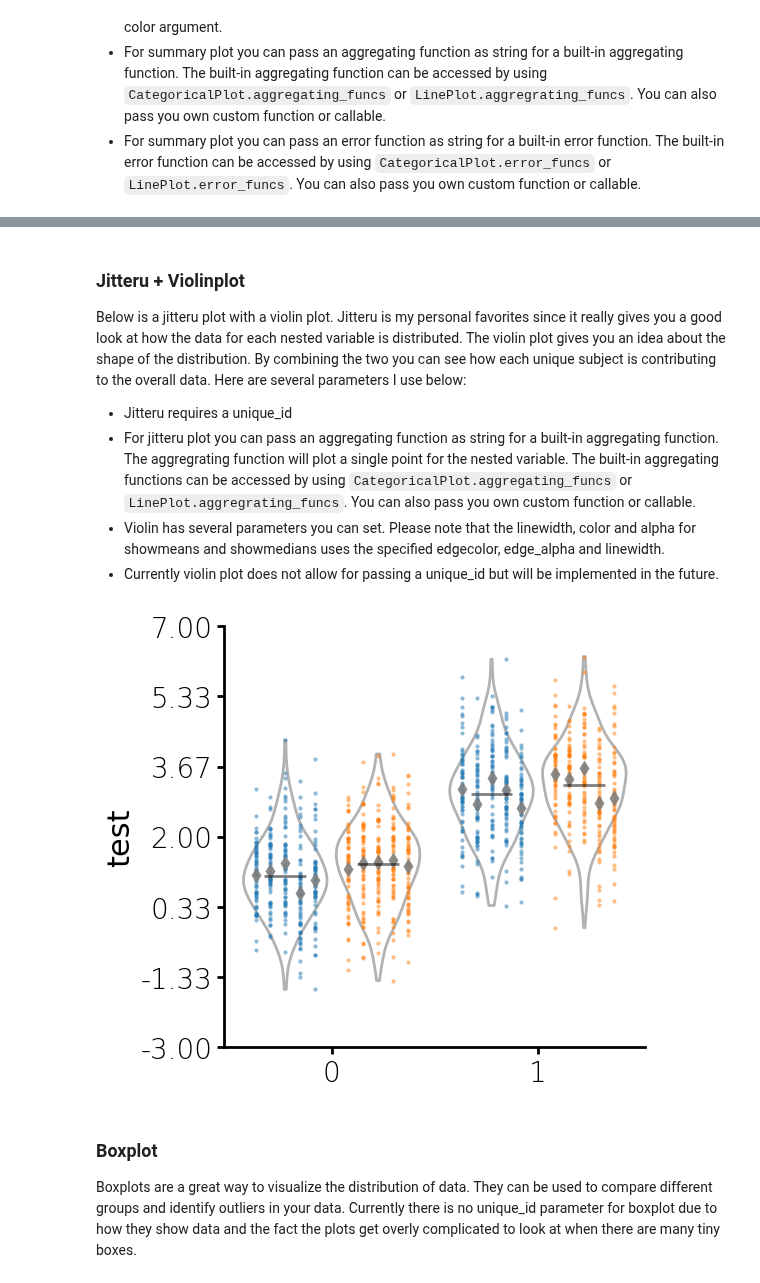
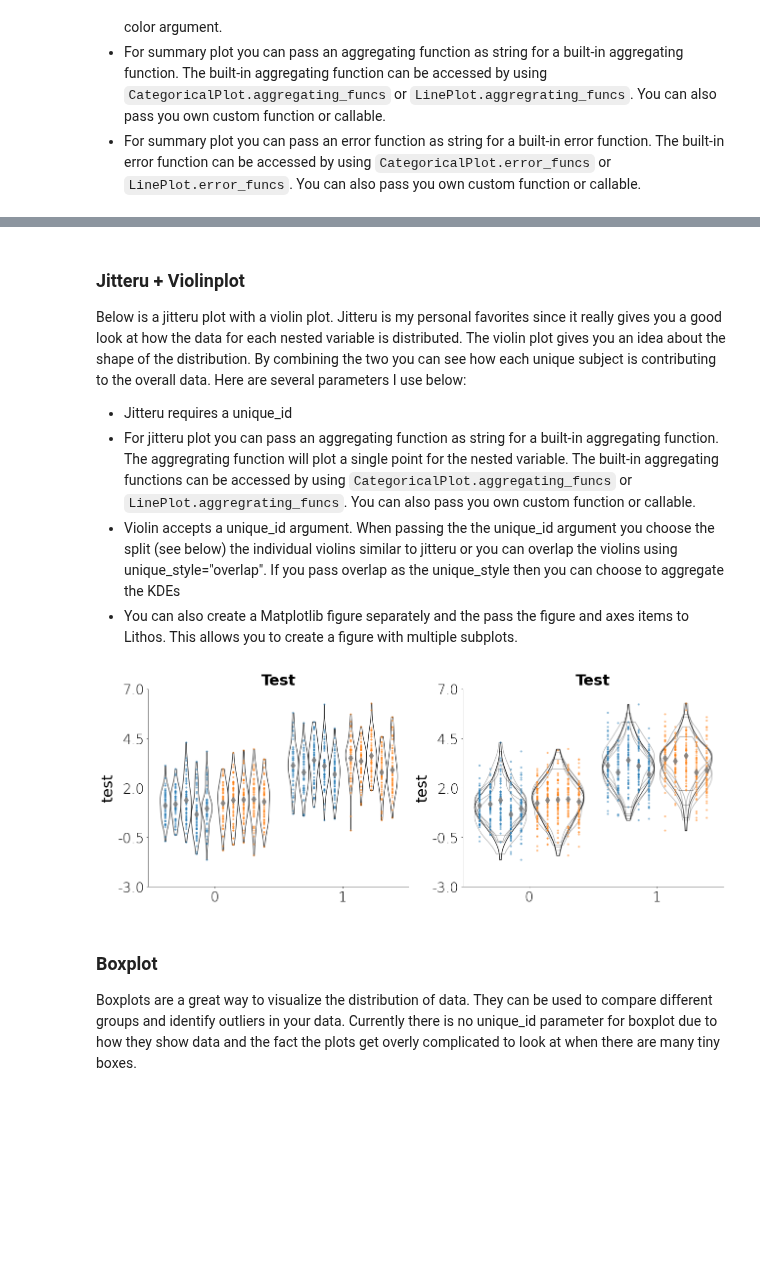
Before and after one commit to LarsHenrikNelson/lithos, a Jupyter notebook: README.ipynb, the cells around one changed output, grey strips where cells are left out. Drawn from its saved outputs; the diff is of its cells as text; code cells hidden in the pictures; blank space fills up the shorter version.

````diff
--- a/README.ipynb
+++ b/README.ipynb
@@ -161,51 +163,79 @@ plot = (
 Below is a jitteru plot with a violin plot. Jitteru is my personal favorites since it really gives you a good look at how the data for each nested variable is distributed. The violin plot gives you an idea about the shape of the distribution. By combining the two you can see how each unique subject is contributing to the overall data. Here are several parameters I use below:
 * Jitteru requires a unique_id
 * For jitteru plot you can pass an aggregating function as string for a built-in aggregating function. The aggregrating function will plot a single point for the nested variable. The built-in aggregating functions can be accessed by using ```CategoricalPlot.aggregating_funcs``` or ```LinePlot.aggregrating_funcs```. You can also pass you own custom function or callable.
-* Violin has several parameters you can set. Please note that the linewidth, color and alpha for showmeans and showmedians uses the specified edgecolor, edge_alpha and linewidth.
-* Currently violin plot does not allow for passing a unique_id but will be implemented in the future.
+* Violin accepts a unique_id argument. When passing the the unique_id argument you choose the split (see below) the individual violins similar to jitteru or you can overlap the violins using unique_style="overlap". If you pass overlap as the unique_style then you can choose to aggregate the KDEs
+* You can also create a Matplotlib figure separately and the pass the figure and axes items to Lithos. This allows you to create a figure with multiple subplots.
 # %%
+import matplotlib.pyplot as plt
+
 df = create_synthetic_data(n_groups=2, n_subgroups=2, n_unique_ids=5, n_points=60)
+fig, ax = plt.subplots(
+    ncols=2, nrows=1, figsize=(6.4 * 2, 4.8 * 1), layout="constrained"
+)
 plot = (
     CategoricalPlot(data=df)
     .load_metadata("my_plot")
-    .grouping(
-        group="grouping_1",
-        subgroup="grouping_2",
-        group_spacing=0.9,
-    )
+    .grouping(group="grouping_1", subgroup="grouping_2", group_spacing=0.9)
     .jitteru(
         unique_id="unique_grouping",
         marker="o",
         edgecolor="none",
+
         alpha=0.5,
-        width=0.8,
+        width=0.9,
         markersize=3,
     )
     .jitteru(
         unique_id="unique_grouping",
         marker="d",
         color="grey",
         edgecolor="none",
+
         alpha=0.9,
-        width=0.8,
+        width=0.9,
         markersize=8,
         agg_func="mean",
     )
+)
+plot.save_metadata("violin_example")
+plot1 = (
+    CategoricalPlot(data=df)
+    .load_metadata("violin_example")
     .violin(
+        unique_id="unique_grouping",
         facecolor="none",
         edgecolor="black",
-        linewidth=2,
+        linewidth=1,
+        edge_alpha=0.8,
         width=0.9,
-        showmeans=True,
-        # showmedians=True, # you can add means or medians
+        unique_style="split",
     )
-    .axis_format(ysteps=7)
-    .axis(ydecimals=2)
-    .plot_data(y="y", ylabel="test", title="")
-    .plot()
+    .plot(figure=fig, axes=ax.flat[0])
 )
+plot2 = (
+    CategoricalPlot(data=df)
+    .load_metadata("violin_example")
+    .violin(
+        unique_id="unique_grouping",
+        facecolor="none",
+        edgecolor="black",
+        linewidth=1,
+        edge_alpha=0.8,
+        width=0.9,
+        agg_func="mean",
+    )
+    .violin(
+        unique_id="unique_grouping",
+        facecolor="none",
+        edgecolor="black",
+        linewidth=1,
+        edge_alpha=0.3,
+        width=0.9,
+    )
+    .plot(figure=fig, axes=ax.flat[1])
+)
 # %% [output]
-[figure, old version]
+[figure, new version]
 # %% [markdown]
 ### Boxplot
 Boxplots are a great way to visualize the distribution of data. They can be used to compare different groups and identify outliers in your data. Currently there is no unique_id parameter for boxplot due to how they show data and the fact the plots get overly complicated to look at when there are many tiny boxes.
````
Also changed, not shown: parts of 8 cells of this notebook, 15 other files.
